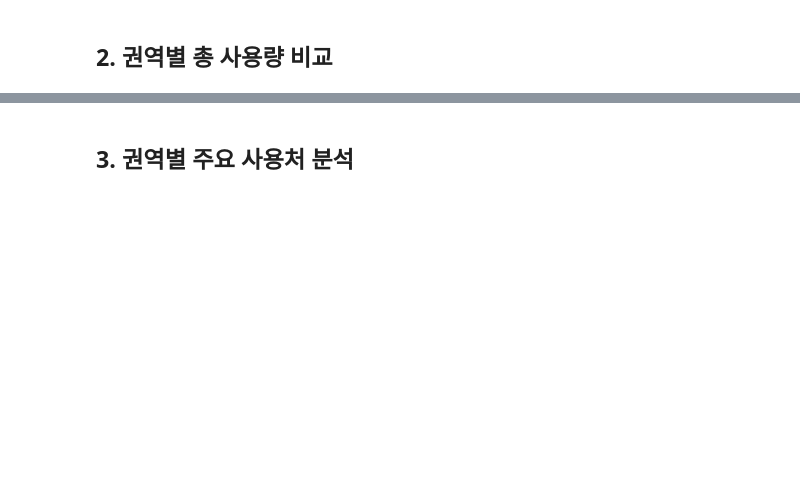
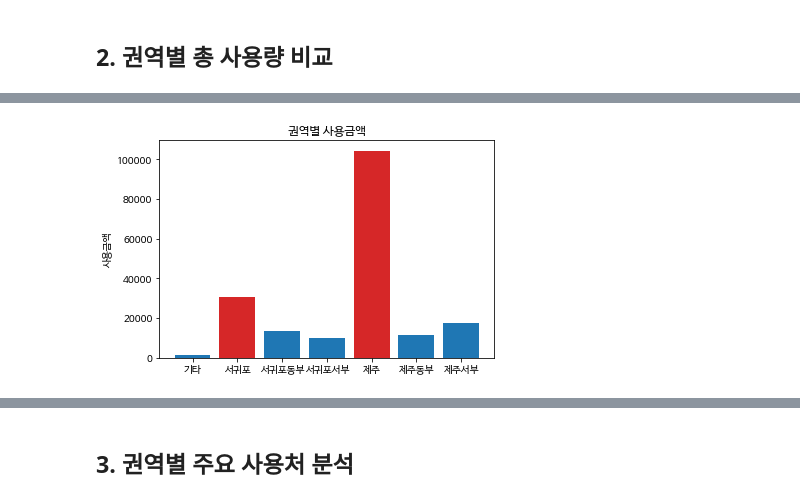
Before and after one commit to jaeyong-song/DSL_EDA_jeju_jaenan, a Jupyter notebook: jaeyong/권역별 재난지원금 사용처 분석 및 사용량 분석.ipynb, the cells around one changed output, grey strips where cells are left out. Saved outputs shown, nothing was run; the diff lists cells and outputs as text; code cells hidden in the pictures; blank space fills up the shorter version.

```diff
--- a/jaeyong/권역별 재난지원금 사용처 분석 및 사용량 분석.ipynb
+++ b/jaeyong/권역별 재난지원금 사용처 분석 및 사용량 분석.ipynb
@@ -58,6 +72,5 @@ condition_list = [
     (data['DONG'].isin(area_urban_seoguipo)),
     (data['DONG'].isin(area_east_seoguipo)),
     (data['DONG'].isin(area_etc))]
-choice_list = ['A', 'B', 'C', 'D', 'E', 'F', 'G']
-data['AREA'] = np.select(condition_list, choice_list, default='G')
-data.head(30)
+choice_list = ['제주서부', '제주', '제주동부', '서귀포서부', '서귀포', '서귀포동부', '기타']
+data['AREA'] = np.select(condition_list, choice_list, default='기타')
@@ -138,0 +81,19 @@ data.head(30)
+# %%
+import matplotlib as mpl
+from matplotlib import pyplot as plt
+import matplotlib.font_manager as fm
+mpl.font_manager._rebuild()
+
+# 그래프에서 마이너스 폰트 깨지는 문제에 대한 대처
+mpl.rcParams['axes.unicode_minus'] = False
+mpl.rcParams['font.family'] = "NanumBarunGothic"
+# %%
+label = ['기타', '서귀포', '서귀포동부', '서귀포서부', '제주', '제주동부', '제주서부']
+# %%
+color = ['C0', 'C3', 'C0', 'C0', 'C3', 'C0', 'C0']
+plt.bar(label, grouped_spend.size(), color = color)
+plt.title('권역별 사용금액')
+plt.ylabel('사용금액')
+plt.show()
+# %% [output]
+[figure, added]
```
Also changed, not shown: parts of 28 cells of this notebook, 17 other files.
